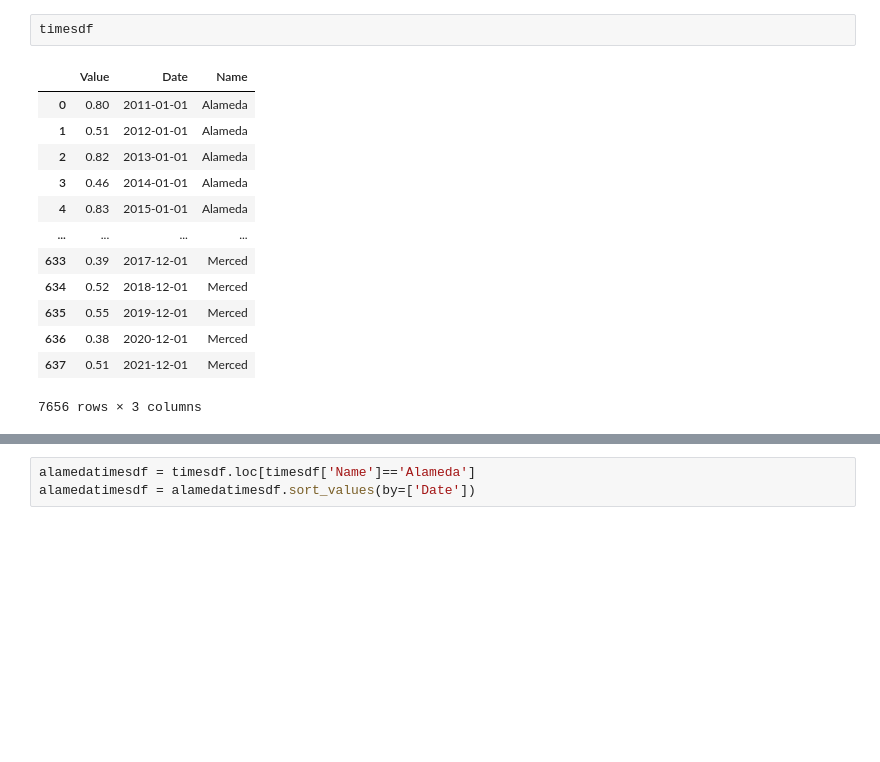
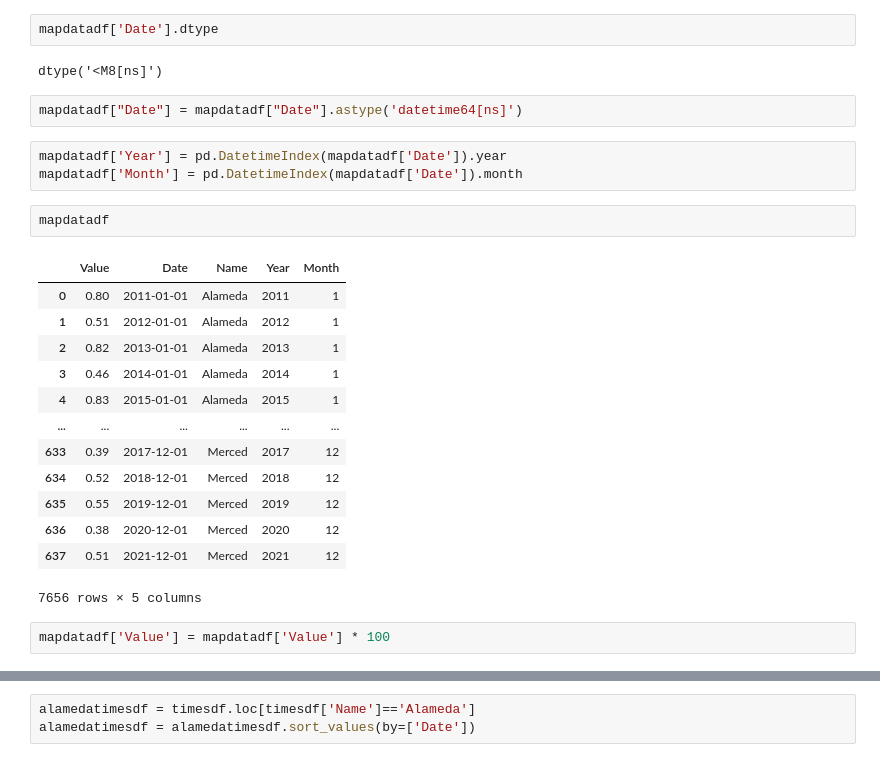
Before and after one commit to jchaghouri/soil_wetness_central_valley, a Jupyter notebook: Time series .ipynb, the cells around one changed output, grey strips where cells are left out. Cells and saved outputs as stored; diff of their text form; blank space fills up the shorter version.

```diff
--- a/Time series .ipynb
+++ b/Time series .ipynb
@@ -108,16 +101,27 @@ NameError: name 'wetness' is not defined
 # %%
-timesdf
+mapdatadf['Date'].dtype
 # %% [output]
-|  | Value | Date | Name |
-| 0 | 0.80 | 2011-01-01 | Alameda |
-| 1 | 0.51 | 2012-01-01 | Alameda |
-| 2 | 0.82 | 2013-01-01 | Alameda |
-| 3 | 0.46 | 2014-01-01 | Alameda |
-| 4 | 0.83 | 2015-01-01 | Alameda |
-| ... | ... | ... | ... |
-| 633 | 0.39 | 2017-12-01 | Merced |
-| 634 | 0.52 | 2018-12-01 | Merced |
-| 635 | 0.55 | 2019-12-01 | Merced |
-| 636 | 0.38 | 2020-12-01 | Merced |
-| 637 | 0.51 | 2021-12-01 | Merced |
-7656 rows × 3 columns
+dtype('<M8[ns]')
+# %%
+mapdatadf["Date"] = mapdatadf["Date"].astype('datetime64[ns]')
+# %%
+mapdatadf['Year'] = pd.DatetimeIndex(mapdatadf['Date']).year
+mapdatadf['Month'] = pd.DatetimeIndex(mapdatadf['Date']).month
+# %%
+mapdatadf
+# %% [output]
+|  | Value | Date | Name | Year | Month |
+| 0 | 0.80 | 2011-01-01 | Alameda | 2011 | 1 |
+| 1 | 0.51 | 2012-01-01 | Alameda | 2012 | 1 |
+| 2 | 0.82 | 2013-01-01 | Alameda | 2013 | 1 |
+| 3 | 0.46 | 2014-01-01 | Alameda | 2014 | 1 |
+| 4 | 0.83 | 2015-01-01 | Alameda | 2015 | 1 |
+| ... | ... | ... | ... | ... | ... |
+| 633 | 0.39 | 2017-12-01 | Merced | 2017 | 12 |
+| 634 | 0.52 | 2018-12-01 | Merced | 2018 | 12 |
+| 635 | 0.55 | 2019-12-01 | Merced | 2019 | 12 |
+| 636 | 0.38 | 2020-12-01 | Merced | 2020 | 12 |
+| 637 | 0.51 | 2021-12-01 | Merced | 2021 | 12 |
+7656 rows × 5 columns
+# %%
+mapdatadf['Value'] = mapdatadf['Value'] * 100
```
Also changed, not shown: parts of 7 cells of this notebook, 2 other files.
